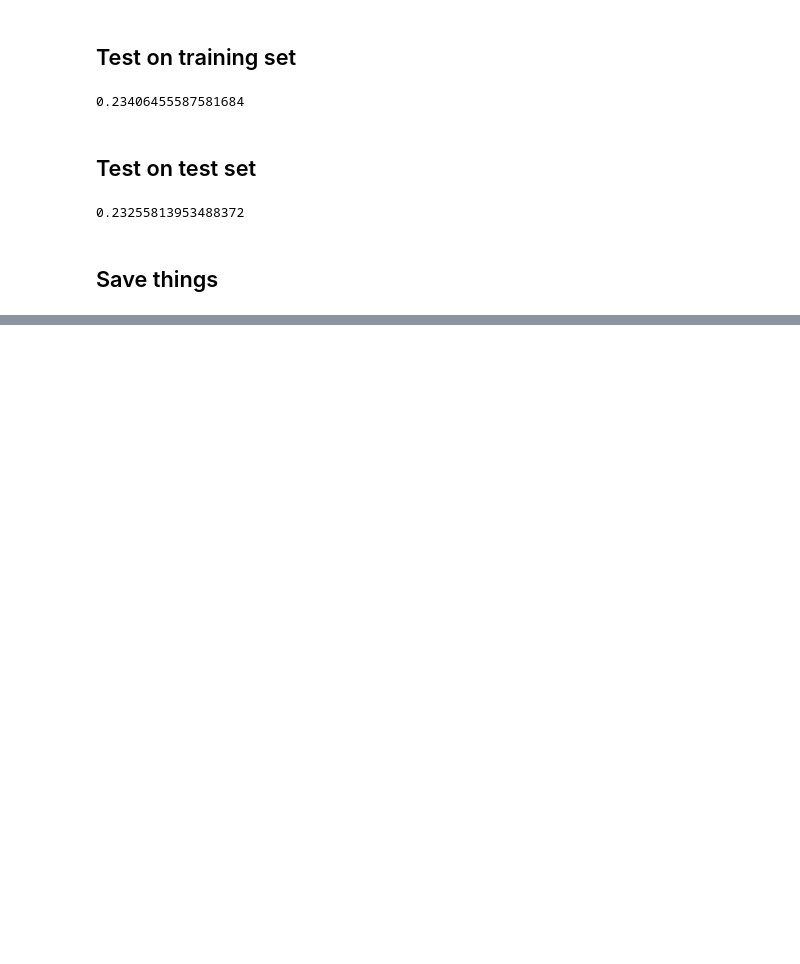
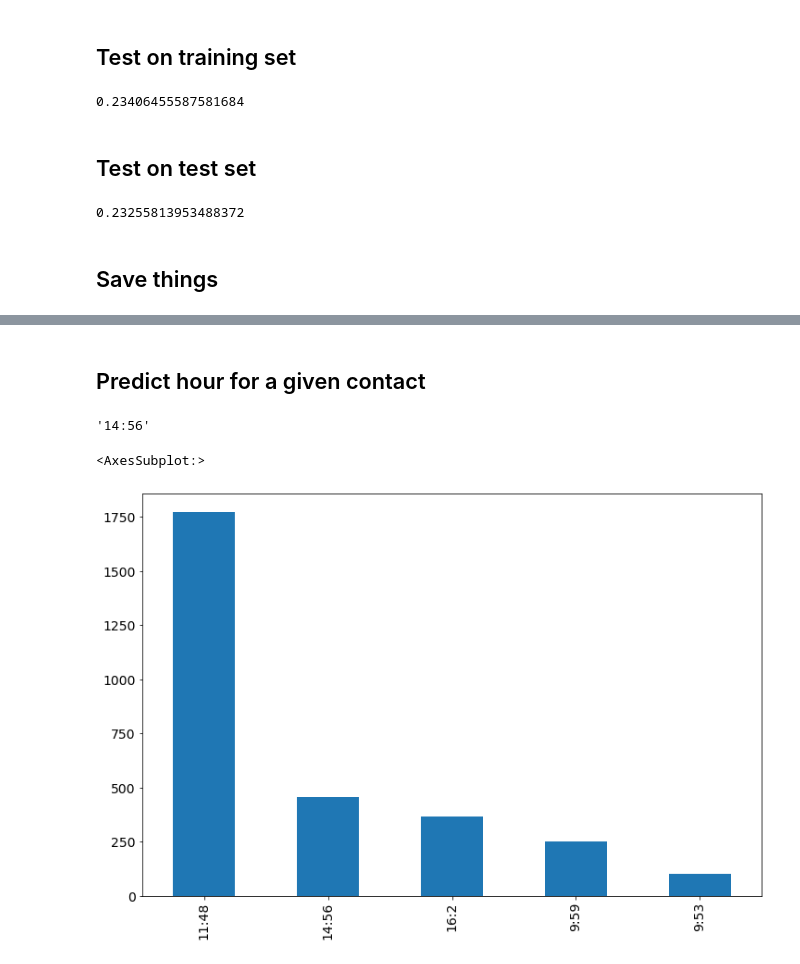
Before and after one commit to pptr3/send-time-optimization, a Jupyter notebook: ml_model/ML-model-Regressor.ipynb, the cells around one changed output, grey strips where cells are left out. Drawn from its saved outputs; the diff is of its cells as text; code cells hidden in the pictures; blank space fills up the shorter version.

```diff
--- a/ml_model/ML-model-Regressor.ipynb
+++ b/ml_model/ML-model-Regressor.ipynb
@@ -439,0 +467,3 @@ hash_contact.to_csv("s3://ai-diennea/data/hash_contact.csv")
+# %%
+y = pd.read_csv("s3://ai-diennea/data/y.csv")
+y = y.drop(['Unnamed: 0'], axis=1)
@@ -439,0 +479,23 @@ hash_contact.to_csv("s3://ai-diennea/data/hash_contact.csv")
+# %%
+X_train, X_test, y_train, y_test = train_test_split(X, y, test_size=0.30, random_state=42)
+X_train.reset_index(drop=True, inplace=True)
+X_test.reset_index(drop=True, inplace=True)
+# %%
+regr = RandomForestRegressor(max_depth=2)
+regr.fit(X_train, y_train)
+# %% [markdown]
+## Predict hour for a given contact
+# %%
+hash_contatto = df['HashContatto'].unique()[0]
+get_sent_hour(regr, hash_contatto, df, X)
+# %% [output]
+'14:56'
+# %%
+l = []
+for i in range(len(df['HashContatto'].unique())):
+    l.append(get_sent_hour(regr, df['HashContatto'].unique()[i], df, X))
+# %%
+pd.Series(l).value_counts().plot(kind='bar')
+# %% [output]
+<AxesSubplot:>
+[figure, added]
```
Also changed, not shown: parts of 14 cells of this notebook.
